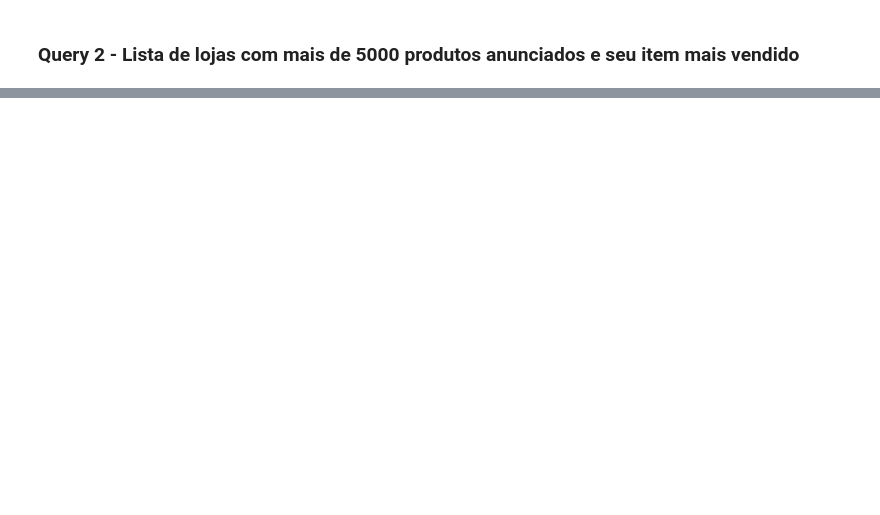
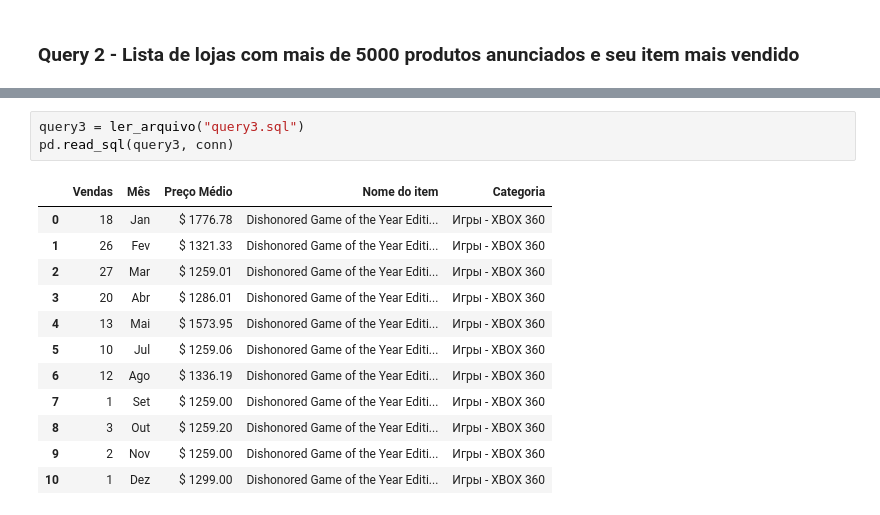
Before and after one commit to alissone/banco_de_dados, a Jupyter notebook: QueriesSQL.ipynb, the cells around one changed output, grey strips where cells are left out. Saved outputs shown, nothing was run; the diff lists cells and outputs as text; blank space fills up the shorter version.

```diff
--- a/QueriesSQL.ipynb
+++ b/QueriesSQL.ipynb
@@ -177,0 +154,16 @@ ORDER  BY "itens a venda" DESC,
+# %%
+query3 = ler_arquivo("query3.sql")
+pd.read_sql(query3, conn)
+# %% [output]
+|  | Vendas | Mês | Preço Médio | Nome do item | Categoria |
+| 0 | 18 | Jan | $ 1776.78 | Dishonored Game of the Year Editi... | Игры - XBOX 360 |
+| 1 | 26 | Fev | $ 1321.33 | Dishonored Game of the Year Editi... | Игры - XBOX 360 |
+| 2 | 27 | Mar | $ 1259.01 | Dishonored Game of the Year Editi... | Игры - XBOX 360 |
+| 3 | 20 | Abr | $ 1286.01 | Dishonored Game of the Year Editi... | Игры - XBOX 360 |
+| 4 | 13 | Mai | $ 1573.95 | Dishonored Game of the Year Editi... | Игры - XBOX 360 |
+| 5 | 10 | Jul | $ 1259.06 | Dishonored Game of the Year Editi... | Игры - XBOX 360 |
+| 6 | 12 | Ago | $ 1336.19 | Dishonored Game of the Year Editi... | Игры - XBOX 360 |
+| 7 | 1 | Set | $ 1259.00 | Dishonored Game of the Year Editi... | Игры - XBOX 360 |
+| 8 | 3 | Out | $ 1259.20 | Dishonored Game of the Year Editi... | Игры - XBOX 360 |
+| 9 | 2 | Nov | $ 1259.00 | Dishonored Game of the Year Editi... | Игры - XBOX 360 |
+| 10 | 1 | Dez | $ 1299.00 | Dishonored Game of the Year Editi... | Игры - XBOX 360 |
```
Also changed, not shown: parts of 7 cells of this notebook, 7 other files.
